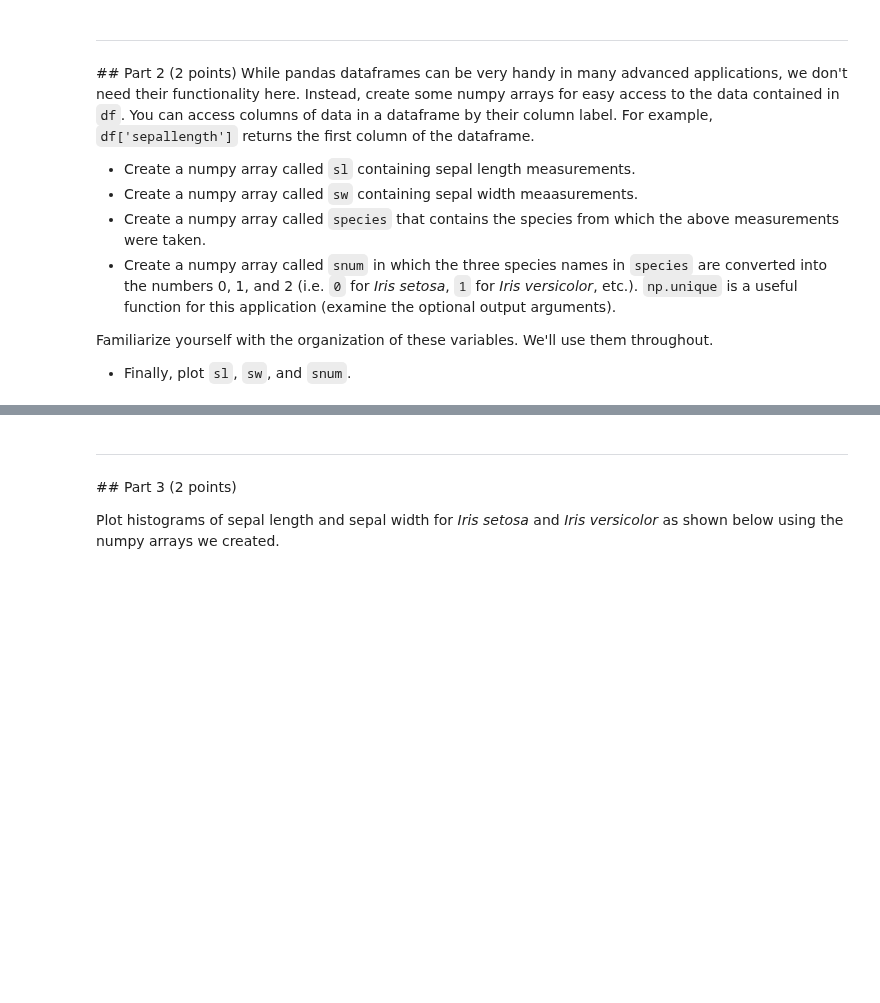
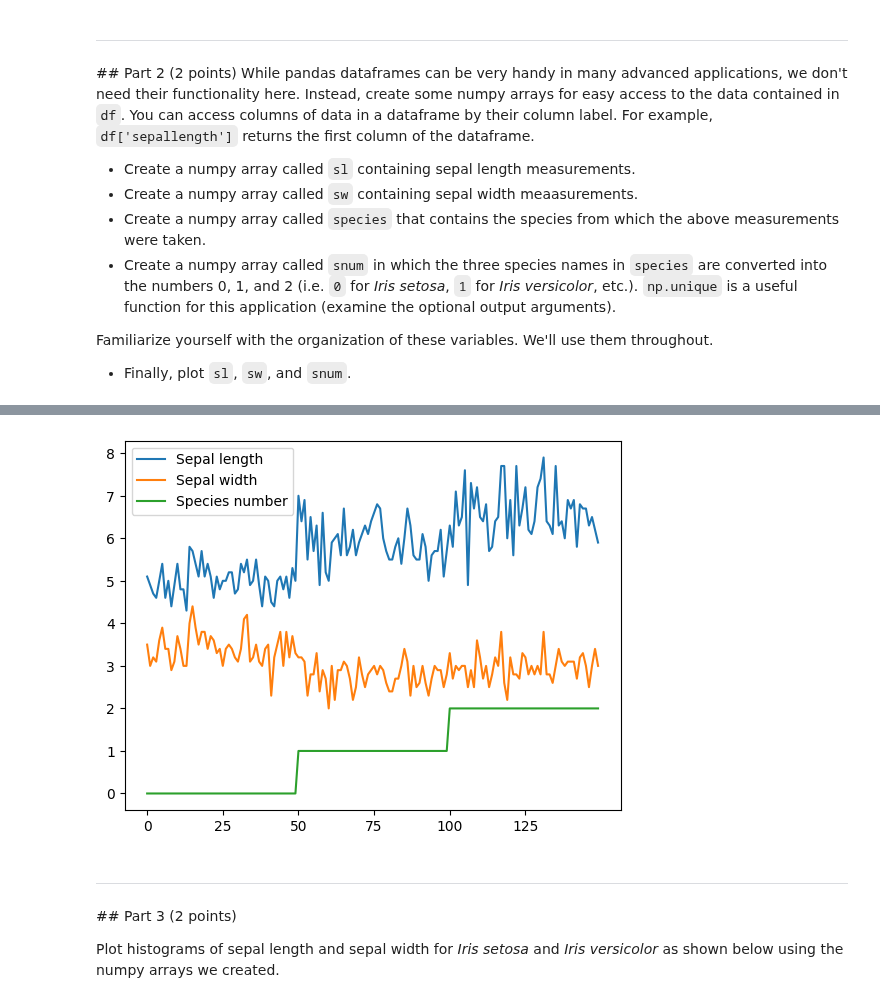
Before and after one commit to Urvi-M/BE559, a Jupyter notebook: Homework3_part1_v1.ipynb, the cells around one changed output, grey strips where cells are left out. Cells and saved outputs as stored; diff of their text form; code cells hidden in the pictures; blank space fills up the shorter version.

```diff
--- a/Homework3_part1_v1.ipynb
+++ b/Homework3_part1_v1.ipynb
@@ -40,3 +38,5 @@ data
+# %%
+df =pd.read_csv('https://raw.githubusercontent.com/BU-BME-DataSci-ML/Spring-2023/main/Homework3/FishersIris.csv')
 # %% [markdown]
 Let's explore this object using some common `pandas` methods.
 
@@ -97,3 +97,20 @@ Familiarize yourself with the organization of these variables.  We'll use them t
+# %%
+sl=np.array(df['sepallength'])
+sw=np.array(df['sepalwidth'])
+species=np.array(df['class'])
+df.replace('Iris-setosa', 0, inplace=True)
+df.replace('Iris-versicolor', 1, inplace=True)
+df.replace('Iris-virginica', 2, inplace=True)
+snum=np.array(df['class'])
+
+plt.plot(sl,label ='Sepal length')
+plt.plot(sw,label ='Sepal width')
+plt.plot(snum, label ='Species number')
+plt.xticks(np.arange(0,150,25))
+plt.legend()
+plt.show()
+# %% [output]
+[figure, added]
 # %% [markdown]
 ---
 ## Part 3 (2 points)
```
Also changed, not shown: parts of 13 cells of this notebook.
